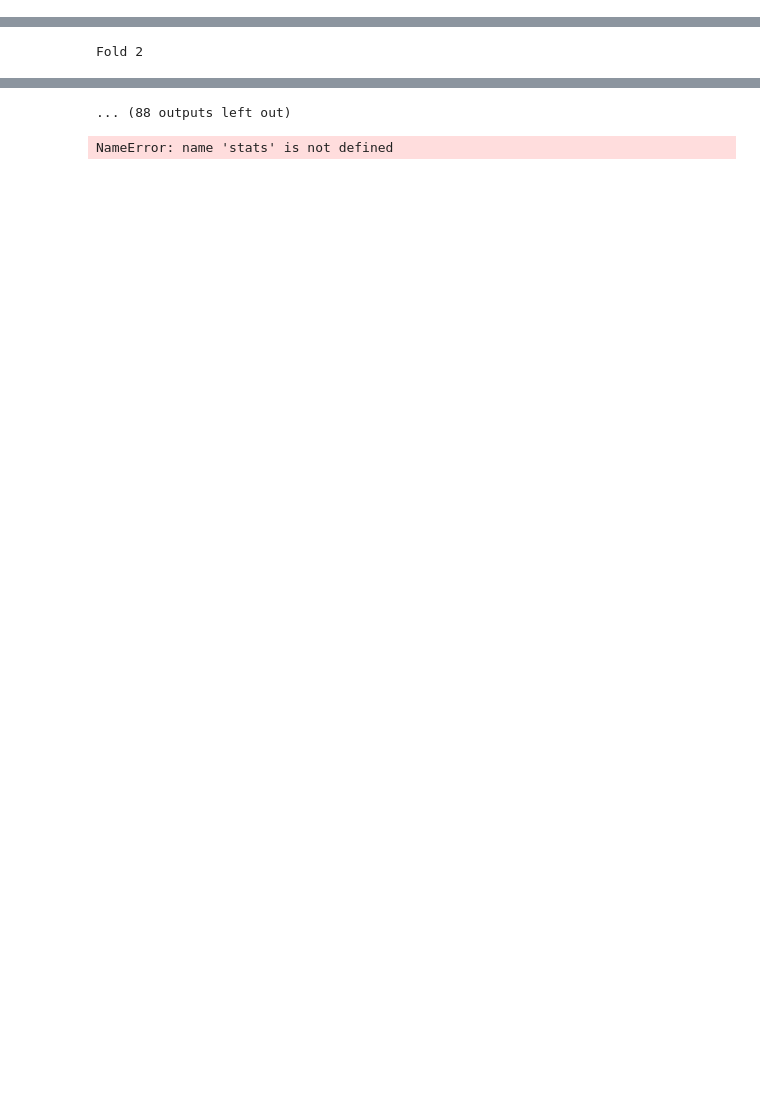
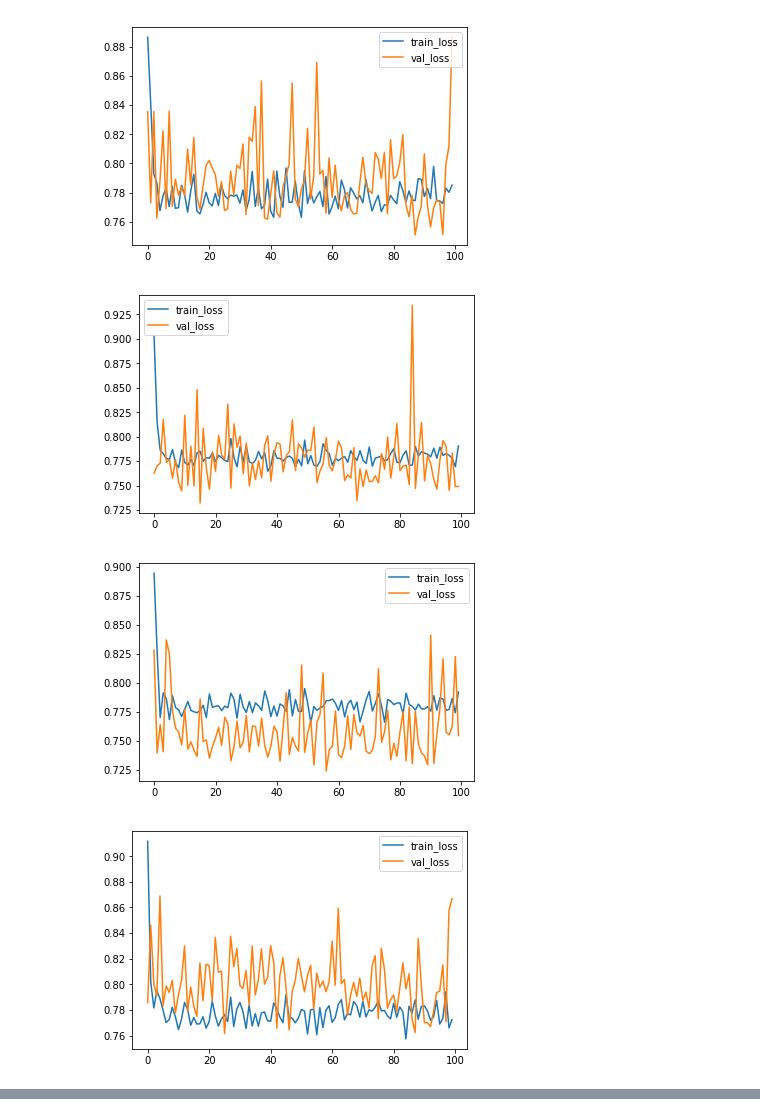
Before and after one commit to ryanaustinf/MS-Thesis-Sandbox, a Jupyter notebook: AffonsoNet.ipynb, the cells around one changed output, grey strips where cells are left out. Cells and saved outputs as stored; diff of their text form; code cells hidden in the pictures; blank space fills up the shorter version.

```diff
--- a/AffonsoNet.ipynb
+++ b/AffonsoNet.ipynb
@@ -150,24 +150,26 @@ def test(model,crit,dataload,disable=False):
 my_data = AutoUXDataset(data,labels,True)
 my_test = AutoUXDataset(data,labels,False)
 
-num_attempts = 20
+num_attempts = 15
 
-batch_sizes = [int(np.round(2 ** random.normalvariate(7,0.862519722))) for i in range(num_attempts)]
-hidden_dims = [int(np.round(2 ** random.normalvariate(7.5,0.562519722))) for i in range(num_attempts)]
+random.seed(4815162352)
+batch_sizes = [int(np.round(2 ** random.uniform(4,7))) for i in range(num_attempts)]
 dropouts = [random.uniform(0,0.9) for i in range(num_attempts)]
 weight_decays = [np.exp(random.normalvariate(0,0.5)) for i in range(num_attempts)]
 stats = []
+fbs,fwd,fd = 0,0,0
+best_acc = -999
 
-disable = False
-epochs = 50
+disable = True
+epochs = 100
 every_other = 10
 
 for i in range(len(batch_sizes)):
     avedloss, avedacc, avevloss, avevacc = 0,0,0,0
     batch_size = batch_sizes[i]
     weight_decay = weight_decays[i]
-    hidden_dim = hidden_dims[i]
     dropout = dropouts[i]
+    print("Batch Size: {}\nWeight Decay: {}\nDropout: {}\n".format(batch_size,weight_decay,dropout))
     for i in range(5):
         torch.manual_seed(4815162342)
         model = AffonsoNet(dropout=dropout).cuda()
@@ -192,7 +194,7 @@ for i in range(len(batch_sizes)):
             dacccurve.append(dacc)
             vlosscurve.append(vloss)
             vacccurve.append(vacc)
-            if j % every_other == 0:
+            if j % every_other == every_other - 1:
                 print("Epoch Train Loss: {:.6f}  Epoch Train Accuracy: {:.6f}  Epoch Test Loss: {:.6f}  Epoch Test Accuracy: {:.6f}".format(dloss,dacc * 100,vloss,vacc * 100))
         df = pd.DataFrame(data={"train_loss": dlosscurve, "val_loss": vlosscurve})
         df.plot.line()
@@ -204,6 +206,9 @@ for i in range(len(batch_sizes)):
     avedacc /= 0.05
     avevloss /= 5
     avevacc /= 0.05
+    if avevacc > best_acc:
+        fbs,fwd,fd,best_acc = batch_size, weight_decay, dropout, avevacc
+    print("Batch Size: {}\nWeight Decay: {}\nDropout: {}\n".format(batch_size,weight_decay,dropout))
     print("Average Train Loss: {:.6f}\nAverage Train Accuracy: {:.6f}\nAverage Test Loss: {:.6f}\nAverage Test Accuracy: {:.6f}\n".format(avedloss,avedacc,avevloss,avevacc))
     stats.append([avedloss,avedacc,avevloss,avevacc])
 # %% [output]
@@ -211,0 +249,4 @@ Epoch Train Loss: 0.978386  Epoch Train Accuracy: 47.835498  Epoch Test Loss: 0.
+[figure, added]
+[figure, added]
+[figure, added]
+[figure, added]
@@ -216 +259,0 @@ Epoch Train Loss: 0.734298  Epoch Train Accuracy: 51.774892  Epoch Test Loss: 0.
-Fold 2
@@ -222,7 +260 @@ Epoch Train Loss: 0.751755  Epoch Train Accuracy: 48.251748  Epoch Test Loss: 0.
-... (88 outputs left out)
-# %%
-for i in range(len(stats)):
-    print("{:.2f} & {:.2f} & {:.2f} & {:.2f} & {} \\\\ \\hline".format(batch_sizes[i],weight_decays[i],hidden_dims[i],dropouts[i]," & ".join(["{:.2f}{}".format(stats[i][j],"\\%" if j % 2 == 1 else "") for j in range(len(stats[i]))])))
-# %% [output]
-NameError: name 'stats' is not defined
 # %%
```
Also changed, not shown: parts of 3 cells of this notebook, 3 other files.
